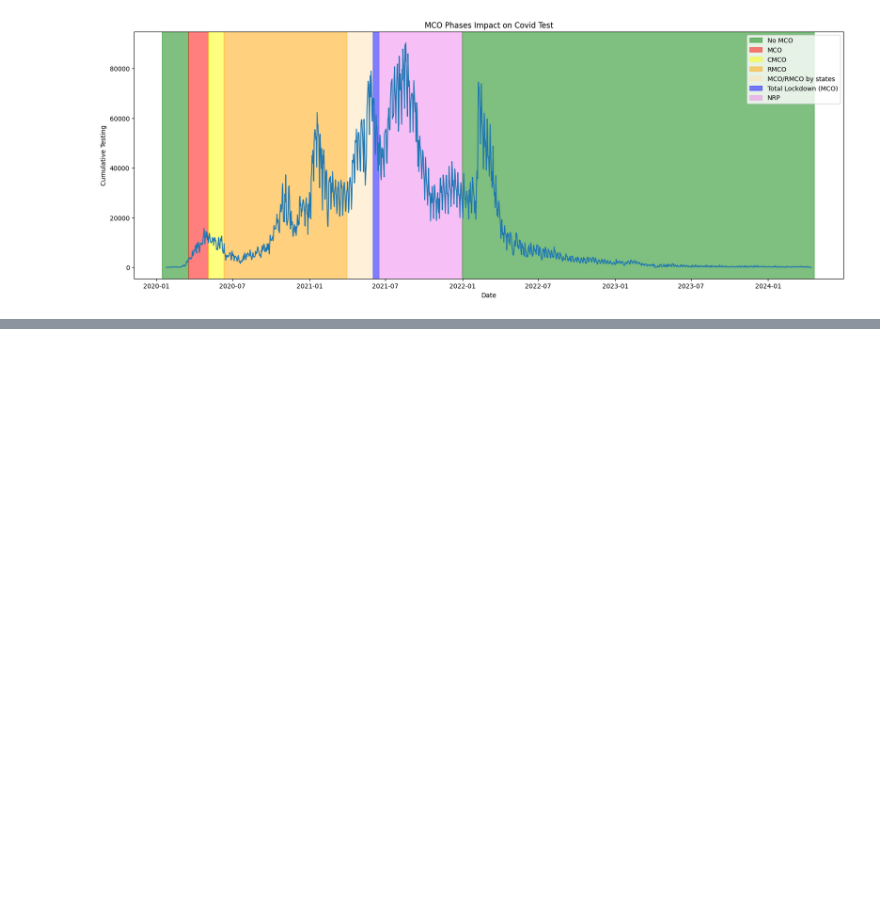
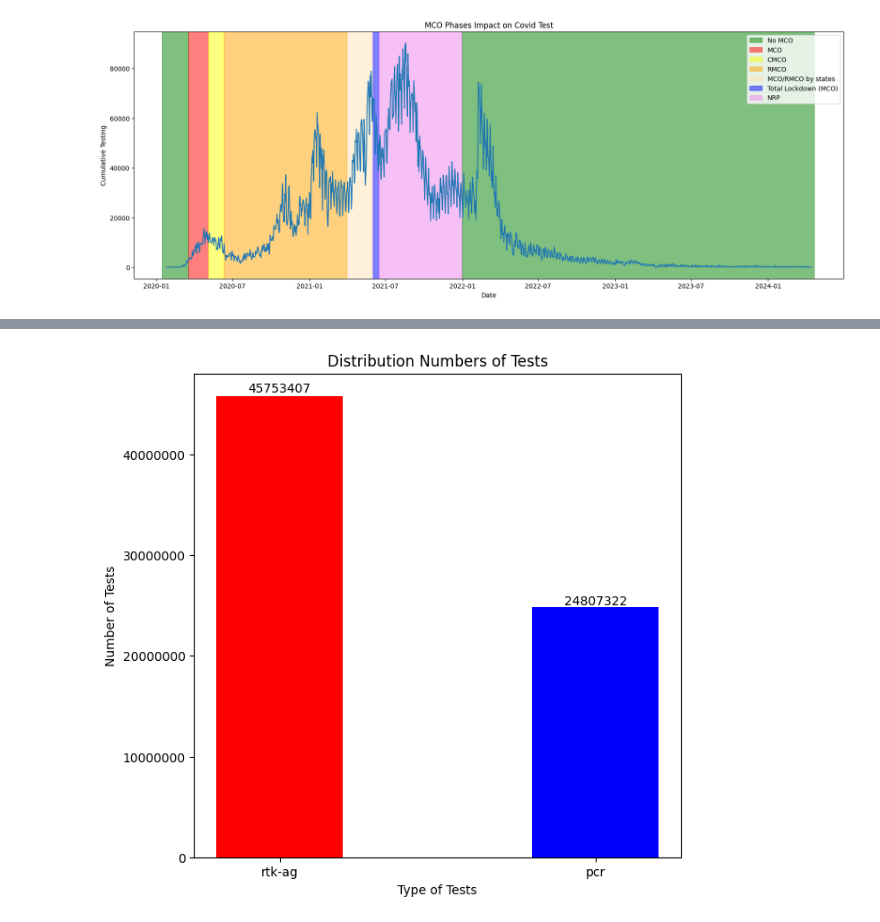
Before and after one commit to MarcusO17/5011-cem-ml, a Jupyter notebook: notebooks/eda_mco.ipynb, the cells around one changed output, grey strips where cells are left out. Cells and saved outputs as stored; diff of their text form; code cells hidden in the pictures; blank space fills up the shorter version.

```diff
--- a/notebooks/eda_mco.ipynb
+++ b/notebooks/eda_mco.ipynb
@@ -235,0 +254,20 @@ plt.show()
+# %%
+tests_value = [df["rtk-ag"].sum(), df["pcr"].sum()]
+
+labels = ["rtk-ag", "pcr"]
+colours = ["red", "blue"]
+
+plt.figure(figsize=(7,7))
+plt.title("Distribution Numbers of Tests")
+plt.ylabel("Number of Tests")
+plt.xlabel("Type of Tests")
+plt.bar(labels, tests_value, color=colours, width = 0.4)
+
+for i, value in enumerate(tests_value):
+    plt.text(i, value*1.01, f'{value:.0f}', ha='center', va='baseline')
+
+plt.gcf().axes[0].yaxis.get_major_formatter().set_scientific(False)
+
+plt.show()
+# %% [output]
+[figure, added]
```
Also changed, not shown: parts of 37 cells of this notebook.
